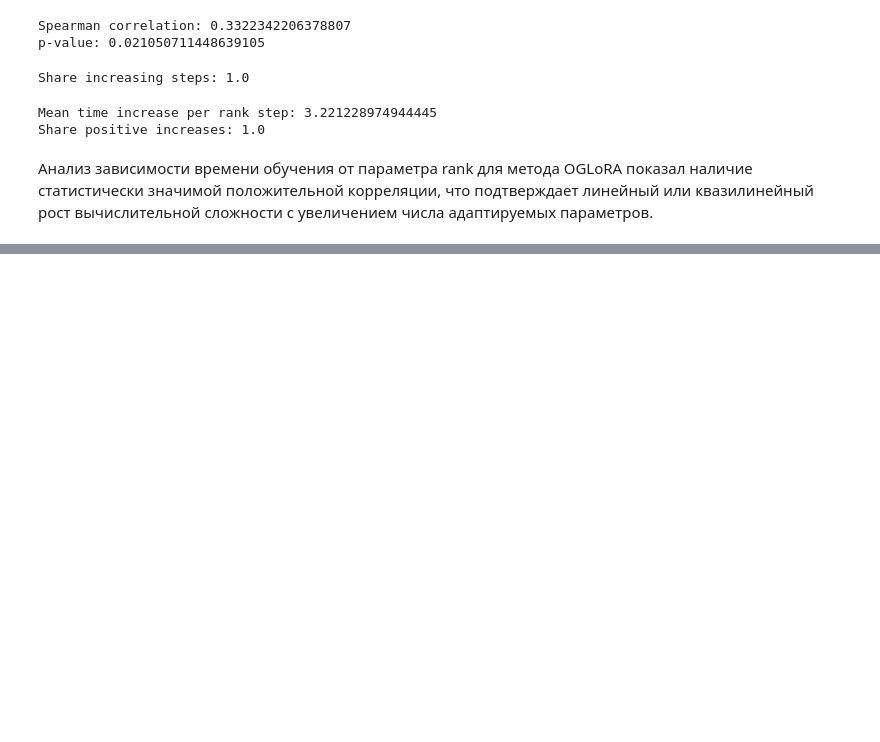
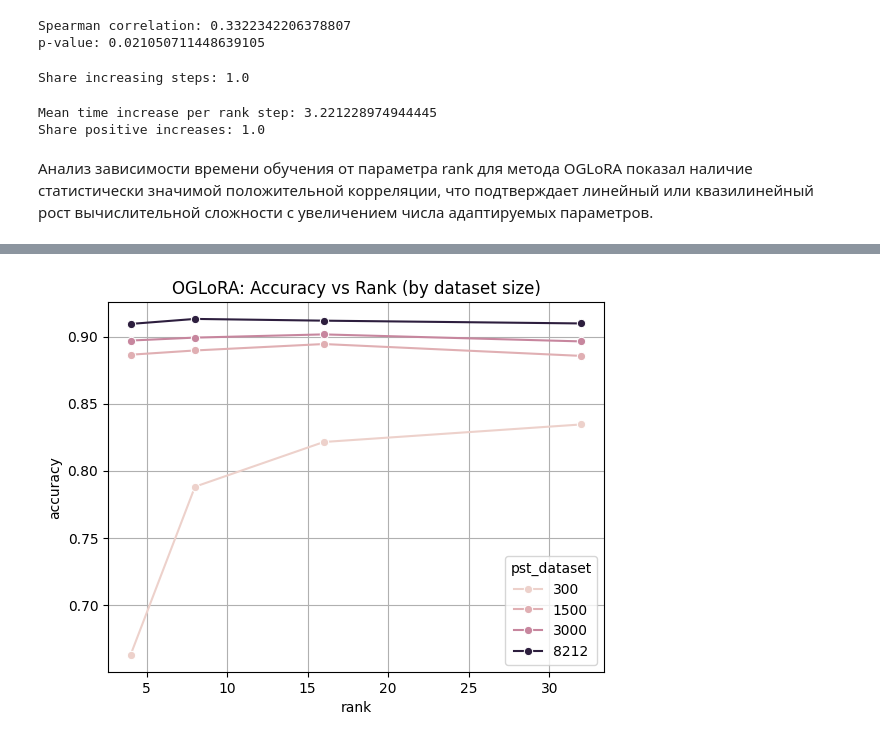
Before and after one commit to Lemekhova/msc-lemekhova, a Jupyter notebook: analitics.ipynb, the cells around one changed output, grey strips where cells are left out. Saved outputs shown, nothing was run; the diff lists cells and outputs as text; code cells hidden in the pictures; blank space fills up the shorter version.

```diff
--- a/analitics.ipynb
+++ b/analitics.ipynb
@@ -1960,0 +2023,20 @@ Share positive increases: 1.0
+# %%
+import seaborn as sns
+
+plt.figure()
+
+sns.lineplot(
+    data=df_og,
+    x="rank",
+    y="accuracy",
+    hue="pst_dataset",
+    estimator="mean",
+    errorbar=None,   # ← убирает полосы
+    marker="o"
+)
+
+plt.title("OGLoRA: Accuracy vs Rank (by dataset size)")
+plt.grid(True)
+plt.show()
+# %% [output]
+[figure, added]
```
Also changed, not shown: parts of 5 cells of this notebook.
